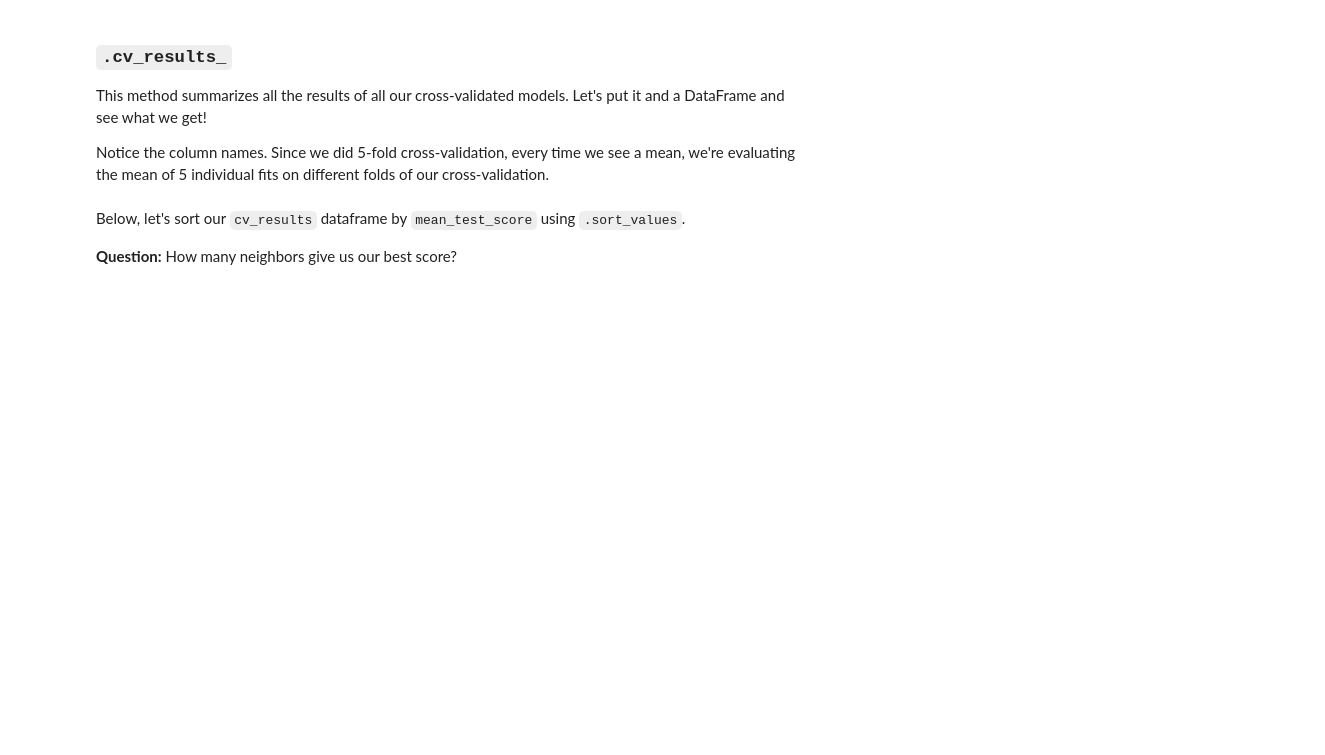
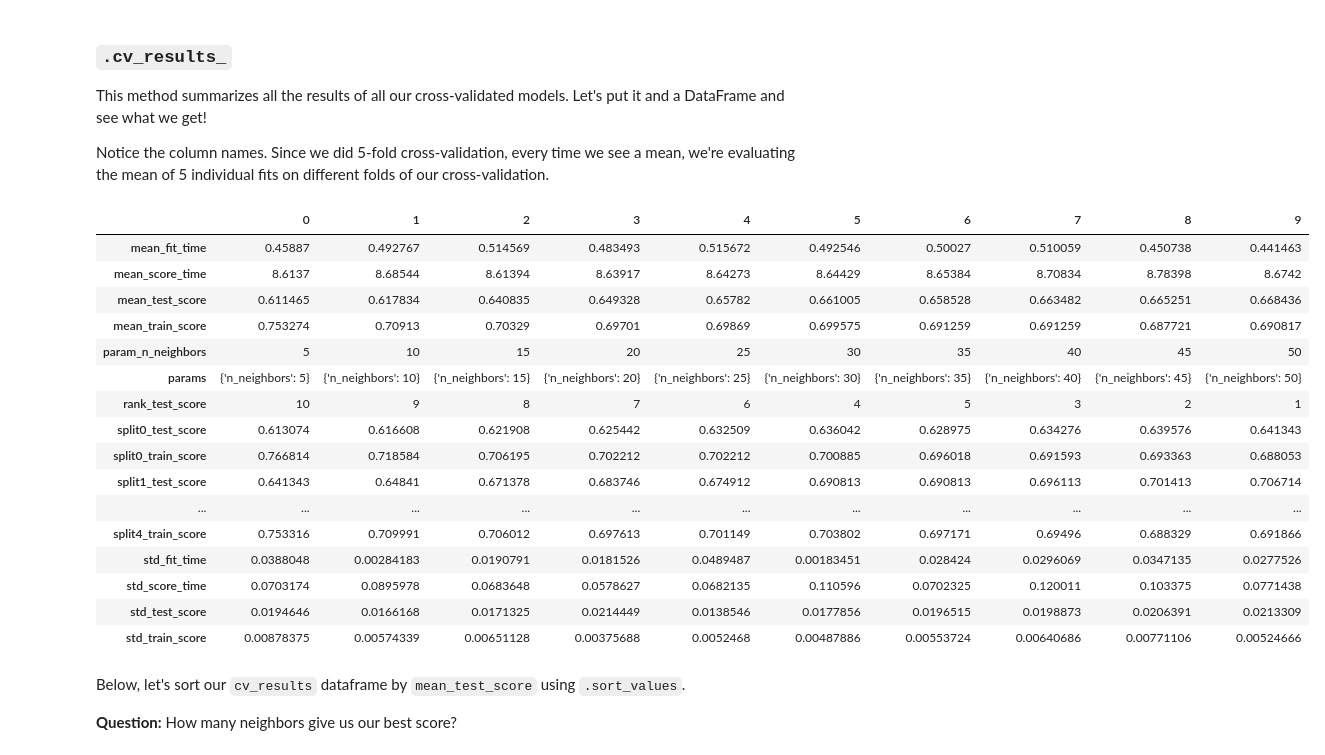
Before and after one commit to neeshu89/2018-W-450-4, a Jupyter notebook: 08-gridsearch_hyperparameters-lesson/optimization-gridsearch-lesson.ipynb, the cells around one changed output. Saved outputs shown, nothing was run; the diff lists cells and outputs as text; code cells hidden in the pictures; blank space fills up the shorter version.

```diff
--- a/08-gridsearch_hyperparameters-lesson/optimization-gridsearch-lesson.ipynb
+++ b/08-gridsearch_hyperparameters-lesson/optimization-gridsearch-lesson.ipynb
@@ -163,8 +200,19 @@ Instantiate a `StandardScaler` object. `.fit` the scaler object on your training
 Coming out of this, you should have two new `np.ndarray`s: `X_train_scaled` and `X_test_scaled`.
 
 **Question:** Why do we fit the scaler on only the training data? Why do we transform both the train and test data?
+# %%
+from sklearn.preprocessing import StandardScaler
+
+scaler = StandardScaler()
+
+X_train_scaled = scaler.fit_transform(X_train)
+X_test_scaled = scaler.transform(X_test)
 # %% [markdown]
 Ok, let's set up a `param_grid` for KNeighborsClassifier. Let's try neighbors from 5 to 50 with intervals of 5. Ex: `[5,10,15,...,45,50]`
+# %%
+kparams = {
+    'n_neighbors':range(5,6,5)
+}
 # %% [markdown]
 Almost there! Lets' instantiate our `GridSearchCV` object where...
 * our `estimator` is `KNeighborsClassifier`
@@ -175,3 +221,8 @@ knc_gs = None
+# %%
+knc_gs = GridSearchCV(KNeighborsClassifier(),
+                      param_grid=kparams,
+                      cv=5,
+                      return_train_score=True)
 # %% [markdown]
 Use `.fit` once to fit ALL OUR MODELS!
 
@@ -184,6 +235,8 @@ Use `.fit` once to fit ALL OUR MODELS!
 1. `.fit(X_train_scaled, y_train)`
 1. `.fit(X_test_scaled, y_test)`
 1. `.fit(X_train_scaled, y_train_scaled)`
+# %%
+knc_gs.fit(X_train_scaled, y_train)
 # %% [markdown]
 That took way longer than we're used to...
 **Question:** Why?
@@ -195,6 +248,26 @@ That took way longer than we're used to...
 This method summarizes all the results of all our cross-validated models. Let's put it and a DataFrame and see what we get!
 
 Notice the column names. Since we did 5-fold cross-validation, every time we see a mean, we're evaluating the mean of 5 individual fits on different folds of our cross-validation.
+# %%
+pd.DataFrame(knc_gs.cv_results_).T
+# %% [output]
+|  | 0 | 1 | 2 | 3 | 4 | 5 | 6 | 7 | 8 | 9 |
+| mean_fit_time | 0.45887 | 0.492767 | 0.514569 | 0.483493 | 0.515672 | 0.492546 | 0.50027 | 0.510059 | 0.450738 | 0.441463 |
+| mean_score_time | 8.6137 | 8.68544 | 8.61394 | 8.63917 | 8.64273 | 8.64429 | 8.65384 | 8.70834 | 8.78398 | 8.6742 |
+| mean_test_score | 0.611465 | 0.617834 | 0.640835 | 0.649328 | 0.65782 | 0.661005 | 0.658528 | 0.663482 | 0.665251 | 0.668436 |
+| mean_train_score | 0.753274 | 0.70913 | 0.70329 | 0.69701 | 0.69869 | 0.699575 | 0.691259 | 0.691259 | 0.687721 | 0.690817 |
+| param_n_neighbors | 5 | 10 | 15 | 20 | 25 | 30 | 35 | 40 | 45 | 50 |
+| params | {'n_neighbors': 5} | {'n_neighbors': 10} | {'n_neighbors': 15} | {'n_neighbors': 20} | {'n_neighbors': 25} | {'n_neighbors': 30} | {'n_neighbors': 35} | {'n_neighbors': 40} | {'n_neighbors': 45} | {'n_neighbors': 50} |
+| rank_test_score | 10 | 9 | 8 | 7 | 6 | 4 | 5 | 3 | 2 | 1 |
+| split0_test_score | 0.613074 | 0.616608 | 0.621908 | 0.625442 | 0.632509 | 0.636042 | 0.628975 | 0.634276 | 0.639576 | 0.641343 |
+| split0_train_score | 0.766814 | 0.718584 | 0.706195 | 0.702212 | 0.702212 | 0.700885 | 0.696018 | 0.691593 | 0.693363 | 0.688053 |
+| split1_test_score | 0.641343 | 0.64841 | 0.671378 | 0.683746 | 0.674912 | 0.690813 | 0.690813 | 0.696113 | 0.701413 | 0.706714 |
+| ... | ... | ... | ... | ... | ... | ... | ... | ... | ... | ... |
+| split4_train_score | 0.753316 | 0.709991 | 0.706012 | 0.697613 | 0.701149 | 0.703802 | 0.697171 | 0.69496 | 0.688329 | 0.691866 |
+| std_fit_time | 0.0388048 | 0.00284183 | 0.0190791 | 0.0181526 | 0.0489487 | 0.00183451 | 0.028424 | 0.0296069 | 0.0347135 | 0.0277526 |
+| std_score_time | 0.0703174 | 0.0895978 | 0.0683648 | 0.0578627 | 0.0682135 | 0.110596 | 0.0702325 | 0.120011 | 0.103375 | 0.0771438 |
+| std_test_score | 0.0194646 | 0.0166168 | 0.0171325 | 0.0214449 | 0.0138546 | 0.0177856 | 0.0196515 | 0.0198873 | 0.0206391 | 0.0213309 |
+| std_train_score | 0.00878375 | 0.00574339 | 0.00651128 | 0.00375688 | 0.0052468 | 0.00487886 | 0.00553724 | 0.00640686 | 0.00771106 | 0.00524666 |
 # %% [markdown]
 Below, let's sort our `cv_results` dataframe by `mean_test_score` using `.sort_values`.
 
```
Also changed, not shown: parts of 19 cells of this notebook.
